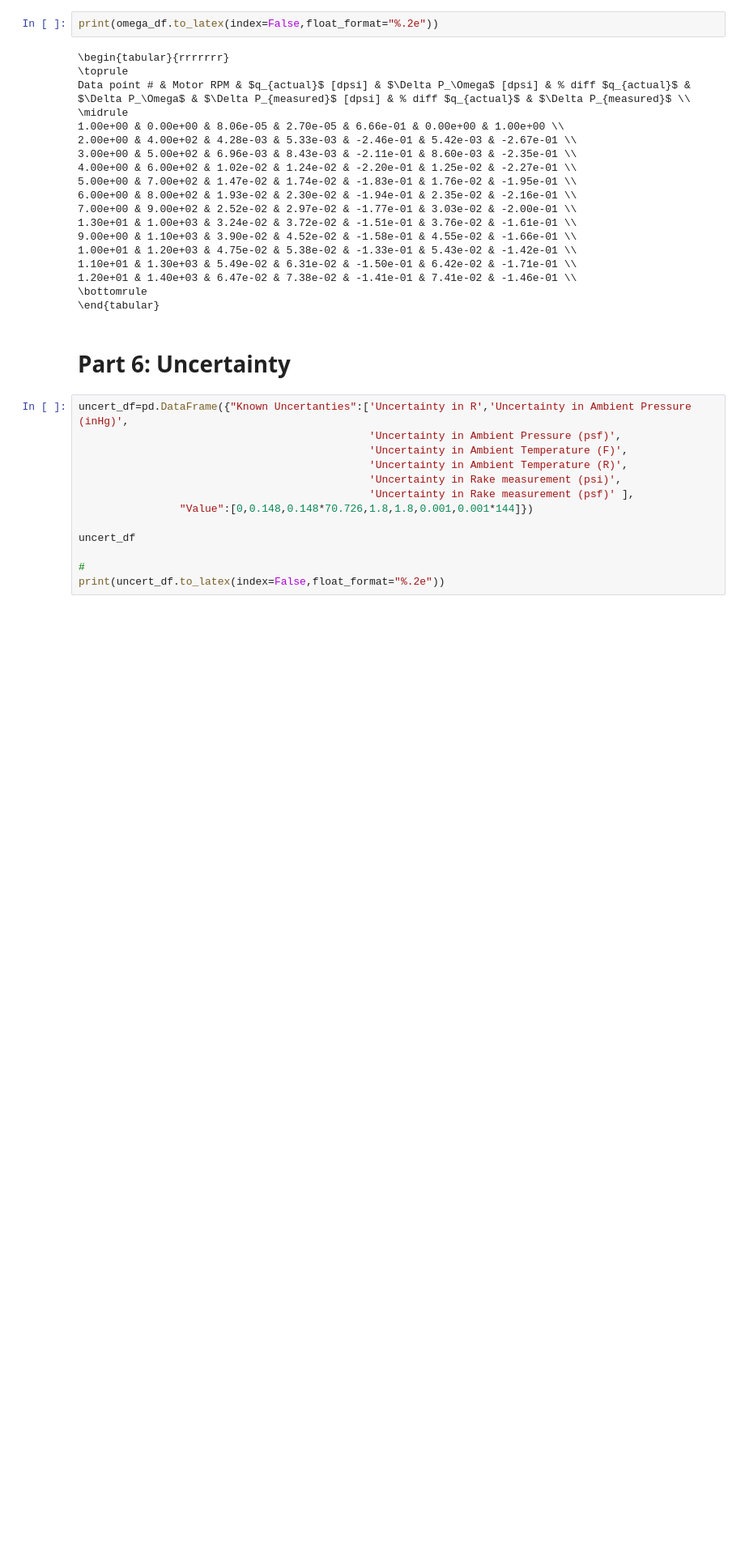
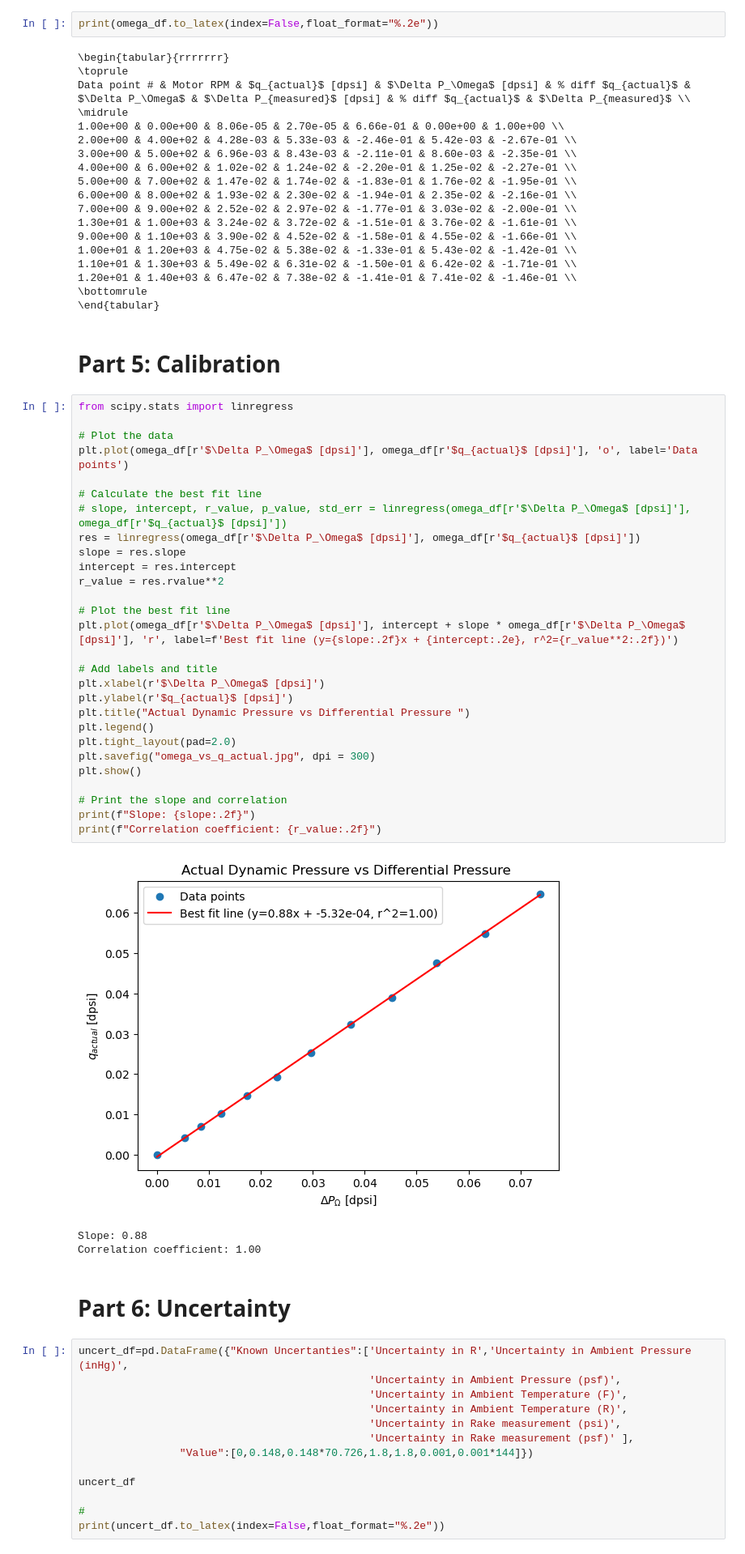
Before and after one commit to insfyre/ae460-fa24-abx, a Jupyter notebook: lab1/lab1.ipynb, the cells around one changed output. Shown: that part at 81% size. Cells and saved outputs as stored; diff of their text form; blank space fills up the shorter version.

Commit message:
Added graph for question 5

```diff
--- a/lab1/lab1.ipynb
+++ b/lab1/lab1.ipynb
@@ -414,6 +414,40 @@ Data point # & Motor RPM & $q_{actual}$ [dpsi] & $\Delta P_\Omega$ [dpsi] & % di
 1.20e+01 & 1.40e+03 & 6.47e-02 & 7.38e-02 & -1.41e-01 & 7.41e-02 & -1.46e-01 \\
 \bottomrule
 \end{tabular}
+# %% [markdown]
+# Part 5: Calibration
+# %%
+from scipy.stats import linregress
+
+# Plot the data
+plt.plot(omega_df[r'$\Delta P_\Omega$ [dpsi]'], omega_df[r'$q_{actual}$ [dpsi]'], 'o', label='Data points')
+
+# Calculate the best fit line
+# slope, intercept, r_value, p_value, std_err = linregress(omega_df[r'$\Delta P_\Omega$ [dpsi]'], omega_df[r'$q_{actual}$ [dpsi]'])
+res = linregress(omega_df[r'$\Delta P_\Omega$ [dpsi]'], omega_df[r'$q_{actual}$ [dpsi]'])
+slope = res.slope
+intercept = res.intercept
+r_value = res.rvalue**2
+
+# Plot the best fit line
+plt.plot(omega_df[r'$\Delta P_\Omega$ [dpsi]'], intercept + slope * omega_df[r'$\Delta P_\Omega$ [dpsi]'], 'r', label=f'Best fit line (y={slope:.2f}x + {intercept:.2e}, r^2={r_value**2:.2f})')
+
+# Add labels and title
+plt.xlabel(r'$\Delta P_\Omega$ [dpsi]')
+plt.ylabel(r'$q_{actual}$ [dpsi]')
+plt.title("Actual Dynamic Pressure vs Differential Pressure ")
+plt.legend()
+plt.tight_layout(pad=2.0)
+plt.savefig("omega_vs_q_actual.jpg", dpi = 300)
+plt.show()
+
+# Print the slope and correlation
+print(f"Slope: {slope:.2f}")
+print(f"Correlation coefficient: {r_value:.2f}")
+# %% [output]
+[figure, added]
+Slope: 0.88
+Correlation coefficient: 1.00
 # %% [markdown]
 # Part 6: Uncertainty
 # %%
```
Also changed, not shown: 1 other file.
